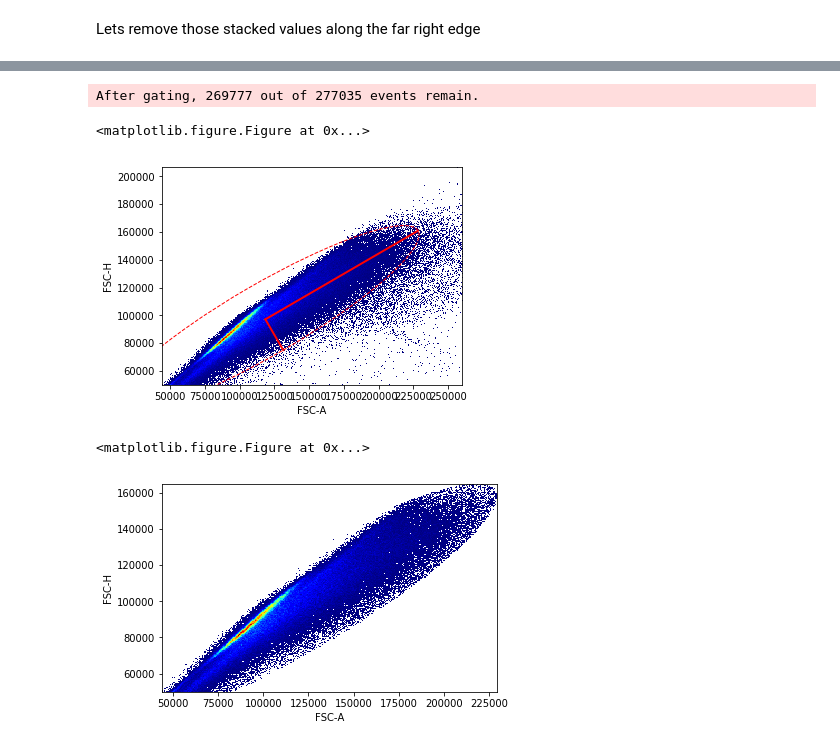
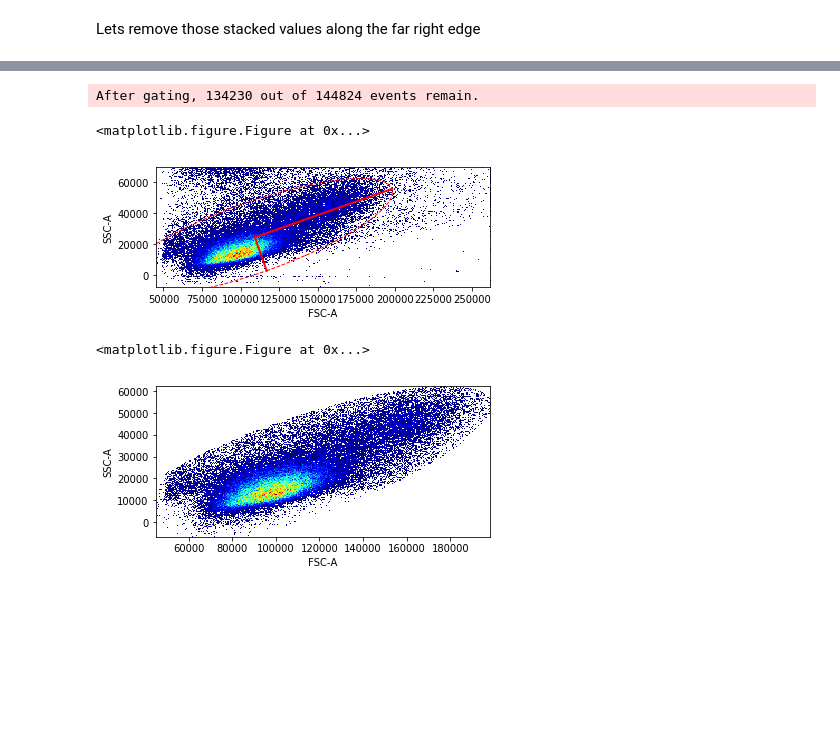
Before and after one commit to LudvigEk/aligater, a Jupyter notebook: pyAliGater_testing.ipynb, the cells around one changed output, grey strips where cells are left out. Cells and saved outputs as stored; diff of their text form; code cells hidden in the pictures; blank space fills up the shorter version.

```diff
--- a/pyAliGater_testing.ipynb
+++ b/pyAliGater_testing.ipynb
@@ -10,5 +7,5 @@ The autoreload extension is already loaded. To reload it, use:
 %matplotlib inline
 import aligater as ag
 # %%
-fcsDF = ag.loadFCS("/media/ludvig/Project_Storage/GAIM/data/GAIM_fcs/01-03-2016/plate 1/B cells_A2_A02_030.fcs")
+fcsList=ag.collectFiles("/media/ludvig/Project_Storage/GAIM/data/GAIM_fcs/", lFilter=["B cell"])
 # %% [output]
@@ -24,0 +13,2 @@ ag.plt.show();
+# %%
+fcsDF = ag.loadFCS(fcsList[5])
@@ -43,0 +37,2 @@ After gating, 259345 out of 277035 events remain.
+# %%
+PBMC=ag.gateThreshold(fcsDF,xCol="FSC-A",yCol="SSC-A",orientation="vertical",thresh=70000,population="lower")
@@ -44,8 +46,8 @@ After gating, 259345 out of 277035 events remain.
 # %%
-singlets=ag.gatePC(fcsDF,"FSC-A", "FSC-H",center='centroid',widthScale=3, heightScale=3,vI=no_clutter, plot=True)
+PBMC=ag.gatePC(fcsDF,"FSC-A","SSC-A",center='centroid',widthScale=3, heightScale=2, vI=PBMC, plot=True)
 # %% [output]
-After gating, 269777 out of 277035 events remain.
+After gating, 134230 out of 144824 events remain.
 <matplotlib.figure.Figure at 0x...>
-[figure, old version]
+[figure, new version]
 <matplotlib.figure.Figure at 0x...>
-[figure, old version]
+[figure, new version]
```
Also changed, not shown: parts of 12 cells of this notebook, 4 other files.
